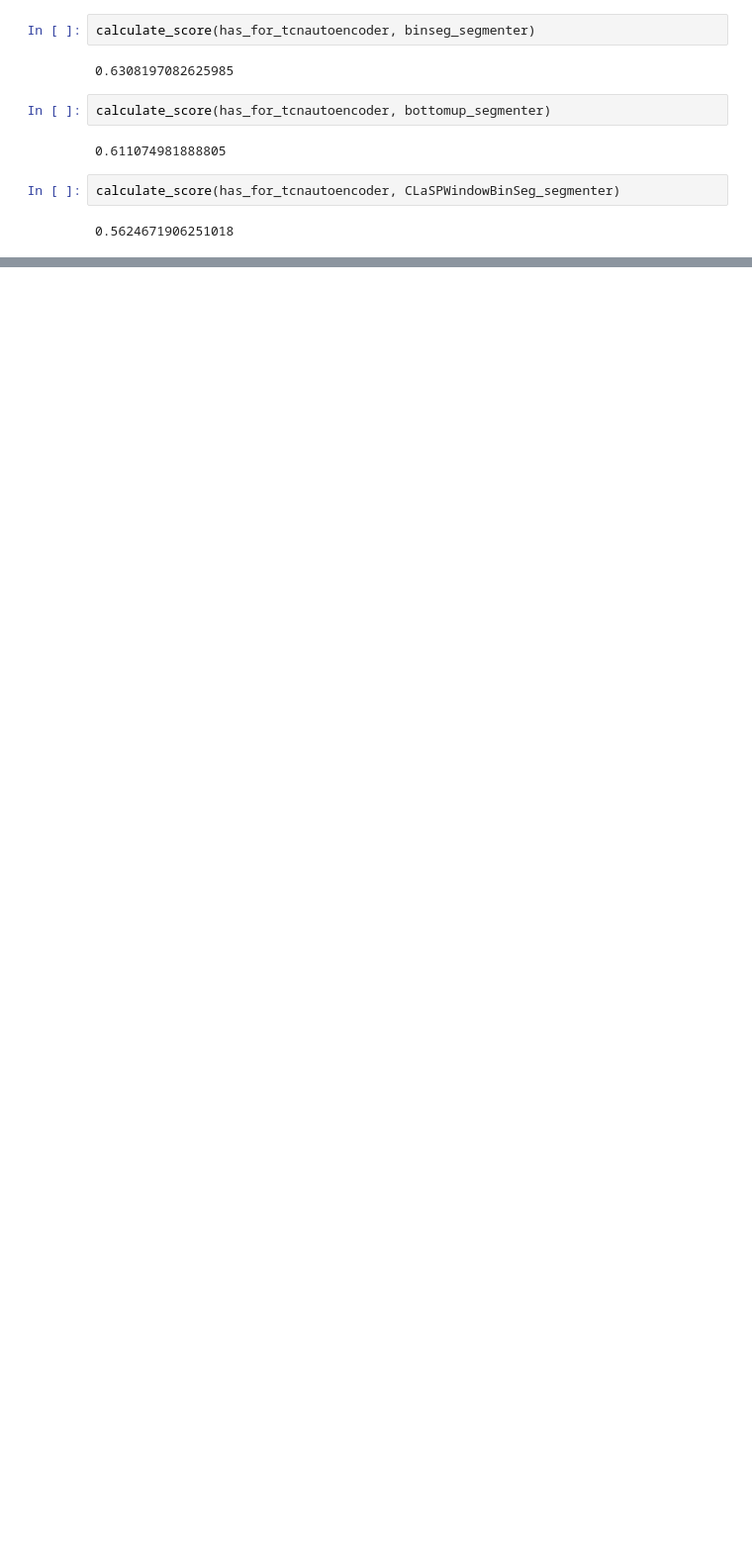
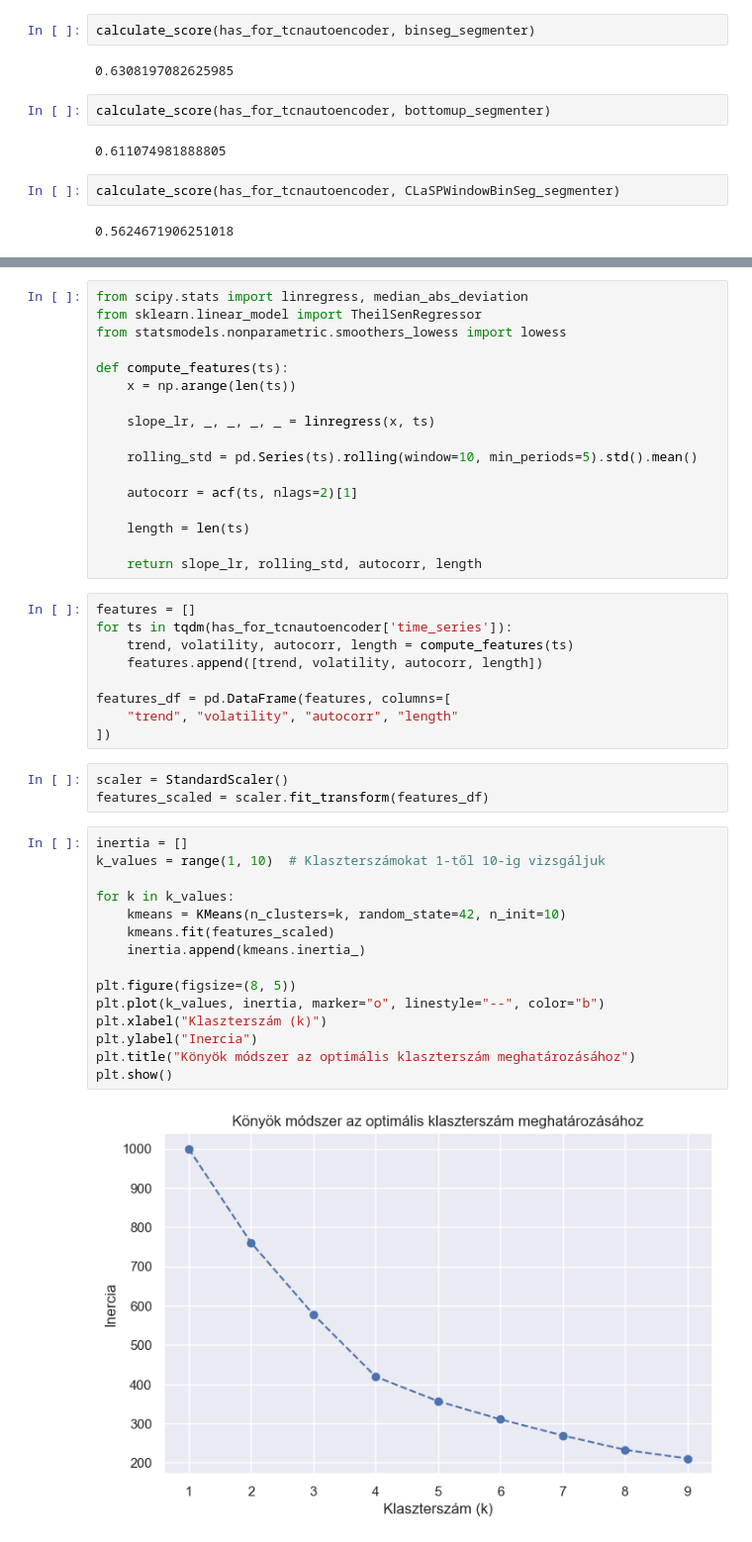
Before and after one commit to czotterbenedek/time-series-ensemble-segmentation, a Jupyter notebook: onlab_tfb4fy.ipynb, the cells around one changed output, grey strips where cells are left out. Shown at 99% size. Drawn from its saved outputs; the diff is of its cells as text; blank space fills up the shorter version.

Commit message:
Ensemble modell idősor statisztikai mutatói alapján START

```diff
--- a/onlab_tfb4fy.ipynb
+++ b/onlab_tfb4fy.ipynb
@@ -744,0 +750,46 @@ calculate_score(has_for_tcnautoencoder, CLaSPWindowBinSeg_segmenter)
+# %%
+from scipy.stats import linregress, median_abs_deviation
+from sklearn.linear_model import TheilSenRegressor
+from statsmodels.nonparametric.smoothers_lowess import lowess
+
+def compute_features(ts):
+    x = np.arange(len(ts))
+
+    slope_lr, _, _, _, _ = linregress(x, ts)
+
+    rolling_std = pd.Series(ts).rolling(window=10, min_periods=5).std().mean()
+
+    autocorr = acf(ts, nlags=2)[1]
+
+    length = len(ts)
+
+    return slope_lr, rolling_std, autocorr, length
+# %%
+features = []
+for ts in tqdm(has_for_tcnautoencoder['time_series']):
+    trend, volatility, autocorr, length = compute_features(ts)
+    features.append([trend, volatility, autocorr, length])
+
+features_df = pd.DataFrame(features, columns=[
+    "trend", "volatility", "autocorr", "length"
+])
+# %%
+scaler = StandardScaler()
+features_scaled = scaler.fit_transform(features_df)
+# %%
+inertia = []
+k_values = range(1, 10)  # Klaszterszámokat 1-től 10-ig vizsgáljuk
+
+for k in k_values:
+    kmeans = KMeans(n_clusters=k, random_state=42, n_init=10)
+    kmeans.fit(features_scaled)
+    inertia.append(kmeans.inertia_)
+
+plt.figure(figsize=(8, 5))
+plt.plot(k_values, inertia, marker="o", linestyle="--", color="b")
+plt.xlabel("Klaszterszám (k)")
+plt.ylabel("Inercia")
+plt.title("Könyök módszer az optimális klaszterszám meghatározásához")
+plt.show()
+# %% [output]
+[figure, added]
```
Also changed, not shown: parts of 15 cells of this notebook.
